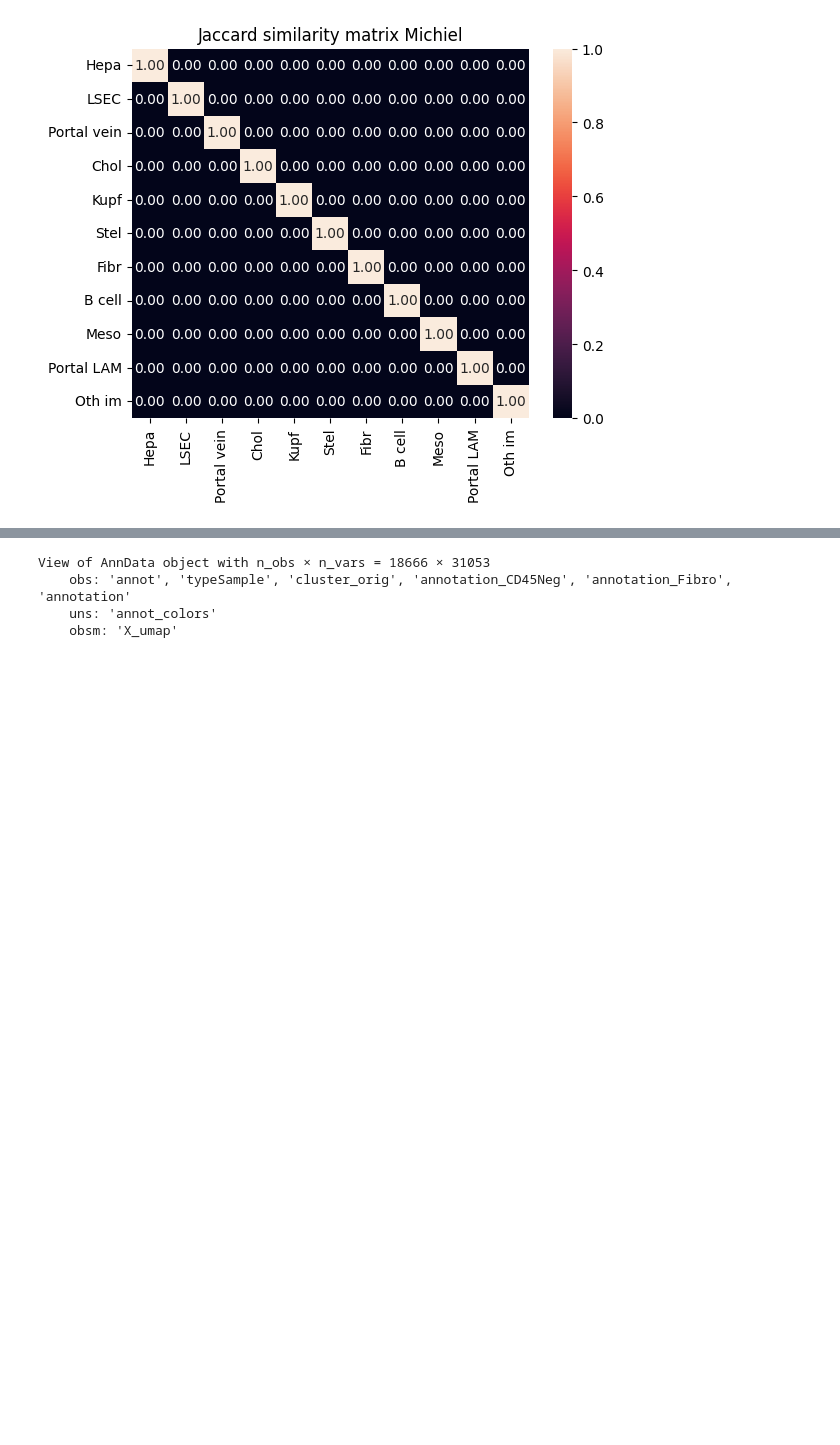
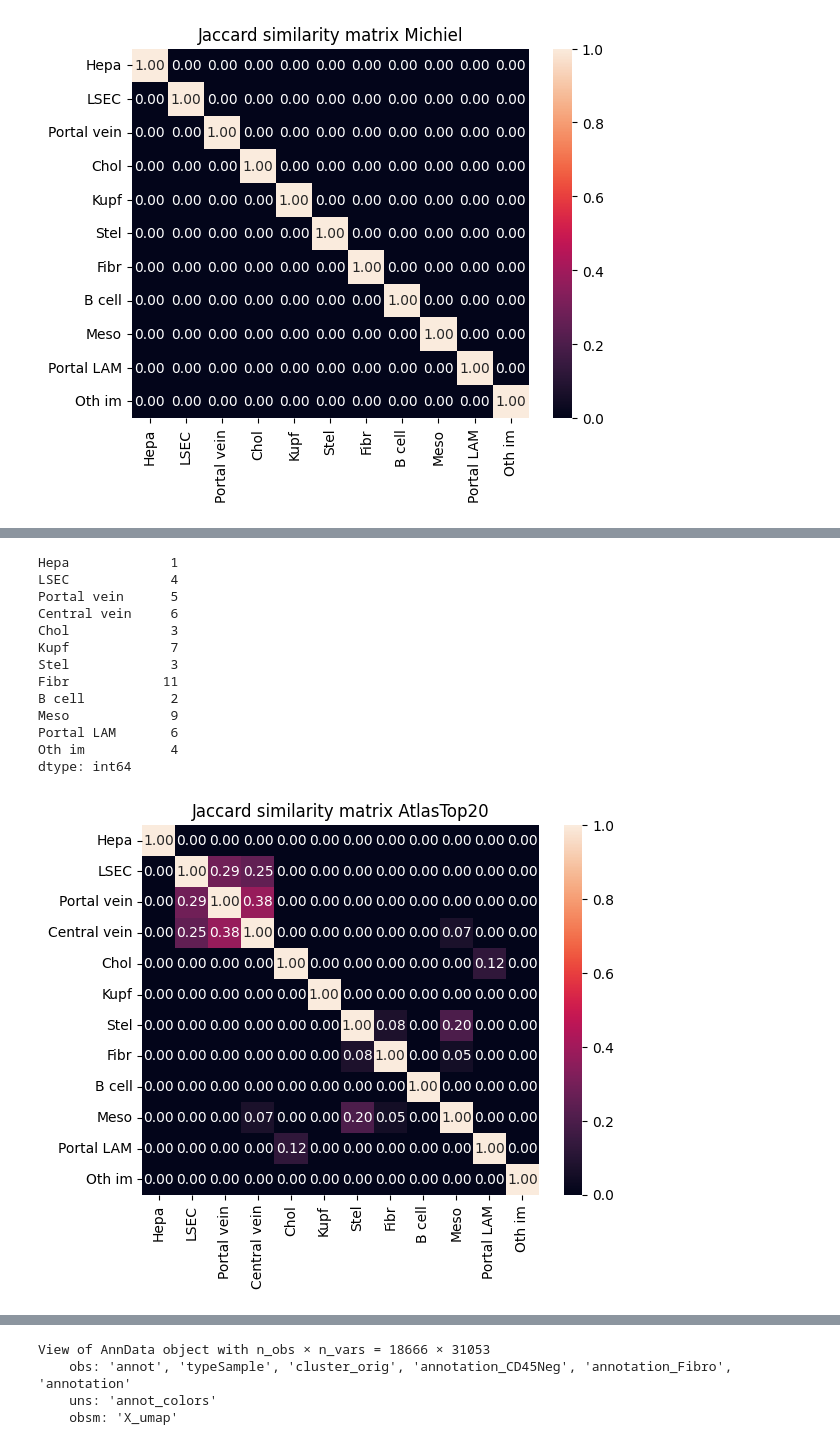
Before and after one commit to WoutVanhenden/Thesis, a Jupyter notebook: markers_annotation.ipynb, the cells around one changed output, grey strips where cells are left out. Cells and saved outputs as stored; diff of their text form; code cells hidden in the pictures; blank space fills up the shorter version.

```diff
--- a/markers_annotation.ipynb
+++ b/markers_annotation.ipynb
@@ -277,2 +242,60 @@ dtype: int64
+# %%
+# stromal --> replaced by markerGenesFibroRanked
+df_fibro_ranked = pd.read_csv("/home/wout/Documents/Thesis_lokaal/Mouse_Liver_Resolve_Data/top20_specific_markers_LCA/markerGenesFibroRanked.csv", sep=',', index_col=0)
+fibro_ranked_genes = df_fibro_ranked.index.to_list()
+fibro_ranked_genes_overlap = list(set(genes) & set(fibro_ranked_genes))
+df_fibro_ranked_subset = df_fibro_ranked.loc[fibro_ranked_genes_overlap,:]
+df_fibro_ranked_subset
+# replace all 2042.0 with 0
+df_fibro_ranked_subset = df_fibro_ranked_subset.replace(2042.0, 0)
+# drop columns
+df_fibro_ranked_subset = df_fibro_ranked_subset.drop(columns=['Tot_Rank_VSMCs'])
+column_cell_type = ['Stel','Fibr','Fibr','Fibr','Meso']
+c = 0
+for column in df_fibro_ranked_subset.columns:
+    df_fibro_ranked_column = df_fibro_ranked_subset[column]
+    df_fibro_ranked_column = df_fibro_ranked_column.sort_values(ascending=False)
+    df_fibro_ranked_column = df_fibro_ranked_column.iloc[:20]
+    for index, value in df_fibro_ranked_column.items():
+        if value > 0:
+            if index not in atlas_ct_DEGs[column_cell_type[c]]:
+                atlas_ct_DEGs[column_cell_type[c]].append(index)
+    c = c + 1
+# %%
+# manually add other immune cell markers
+oth_im_genes = ['Cd9','Itgb7','Spn','Itgax']
+for gene in oth_im_genes:
+    atlas_ct_DEGs['Oth im'].append(gene)
+# get all unique values in dictionary
+unique_values = []
+for key in atlas_ct_DEGs:
+    for value in atlas_ct_DEGs[key]:
+        if value not in unique_values:
+            unique_values.append(value)
+genes_overlap_Atlas = list(set(genes) & set(unique_values))
+# create dataframe with rows = unique_values, columns = cell types
+df_atlas_ct_DEGs = pd.DataFrame(index=genes_overlap_Atlas, columns=cell_types)
+# change NaN to 0
+df_atlas_ct_DEGs = df_atlas_ct_DEGs.fillna(0)
+for key in atlas_ct_DEGs:
+    key_overlap_genes = list(set(atlas_ct_DEGs[key]) & set(genes_overlap_Atlas))
+    df_atlas_ct_DEGs.loc[key_overlap_genes,key] = 1
+df_atlas_ct_DEGs.to_csv("/home/wout/Documents/Thesis_lokaal/Mouse_Liver_Resolve_Data/AtlasTop20.csv")
+nr_markers_AtlasTop20_temp = Jaccard_similarity_matrix("/home/wout/Documents/Thesis_lokaal/Mouse_Liver_Resolve_Data/AtlasTop20.csv",'AtlasTop20')
+# %% [output]
+Hepa             1
+LSEC             4
+Portal vein      5
+Central vein     6
+Chol             3
+Kupf             7
+Stel             3
+Fibr            11
+B cell           2
+Meso             9
+Portal LAM       6
+Oth im           4
+dtype: int64
+[figure, added]
 # %%
 nr_markers = [nr_markers_BasicMartin, nr_markers_HLMartin, nr_markers_Michiel, nr_markers_AtlasTop20_temp]
```
Also changed, not shown: parts of 4 cells of this notebook.
